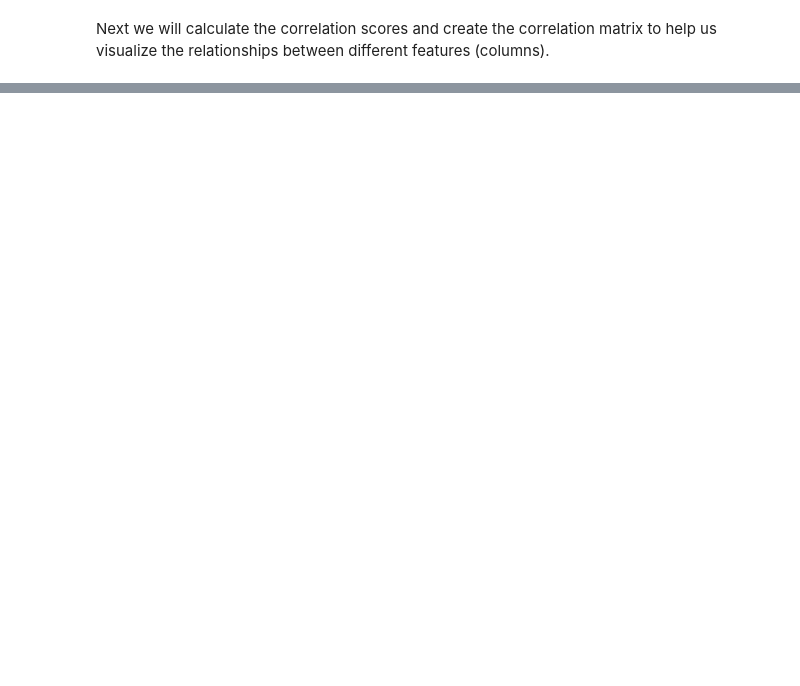
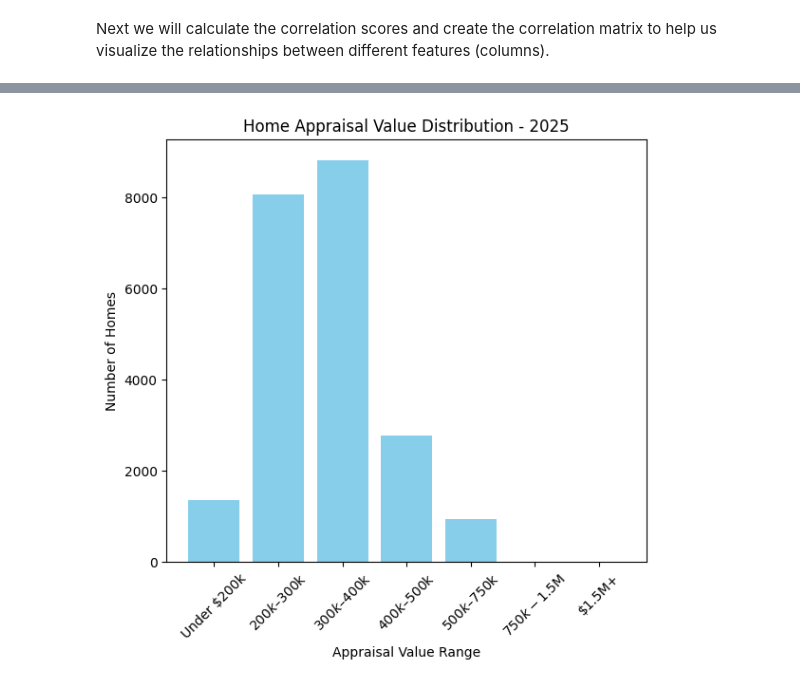
Before and after one commit to d-monkey-CG/DFW-Residential-Housing-Price-Predictor, a Jupyter notebook: DFW_Home_Price_EDA.ipynb, the cells around one changed output, grey strips where cells are left out. Cells and saved outputs as stored; diff of their text form; code cells hidden in the pictures; blank space fills up the shorter version.

```diff
--- a/DFW_Home_Price_EDA.ipynb
+++ b/DFW_Home_Price_EDA.ipynb
@@ -315,0 +344,4 @@ zip_individual.head()
+# %%
+lp_eda(2025, data_drilldown)
+# %% [output]
+[figure, added]
```
Also changed, not shown: parts of 7 cells of this notebook.
